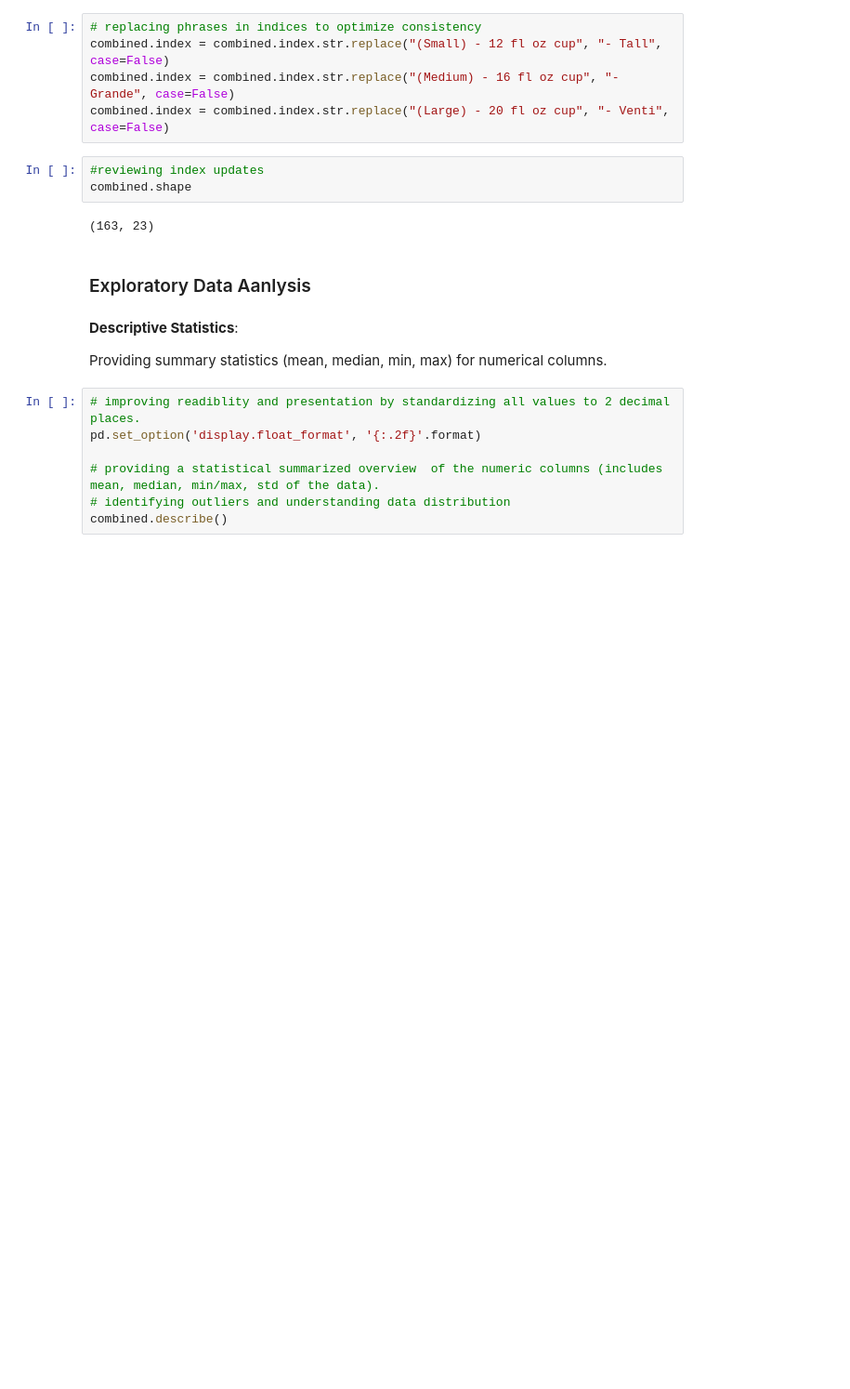
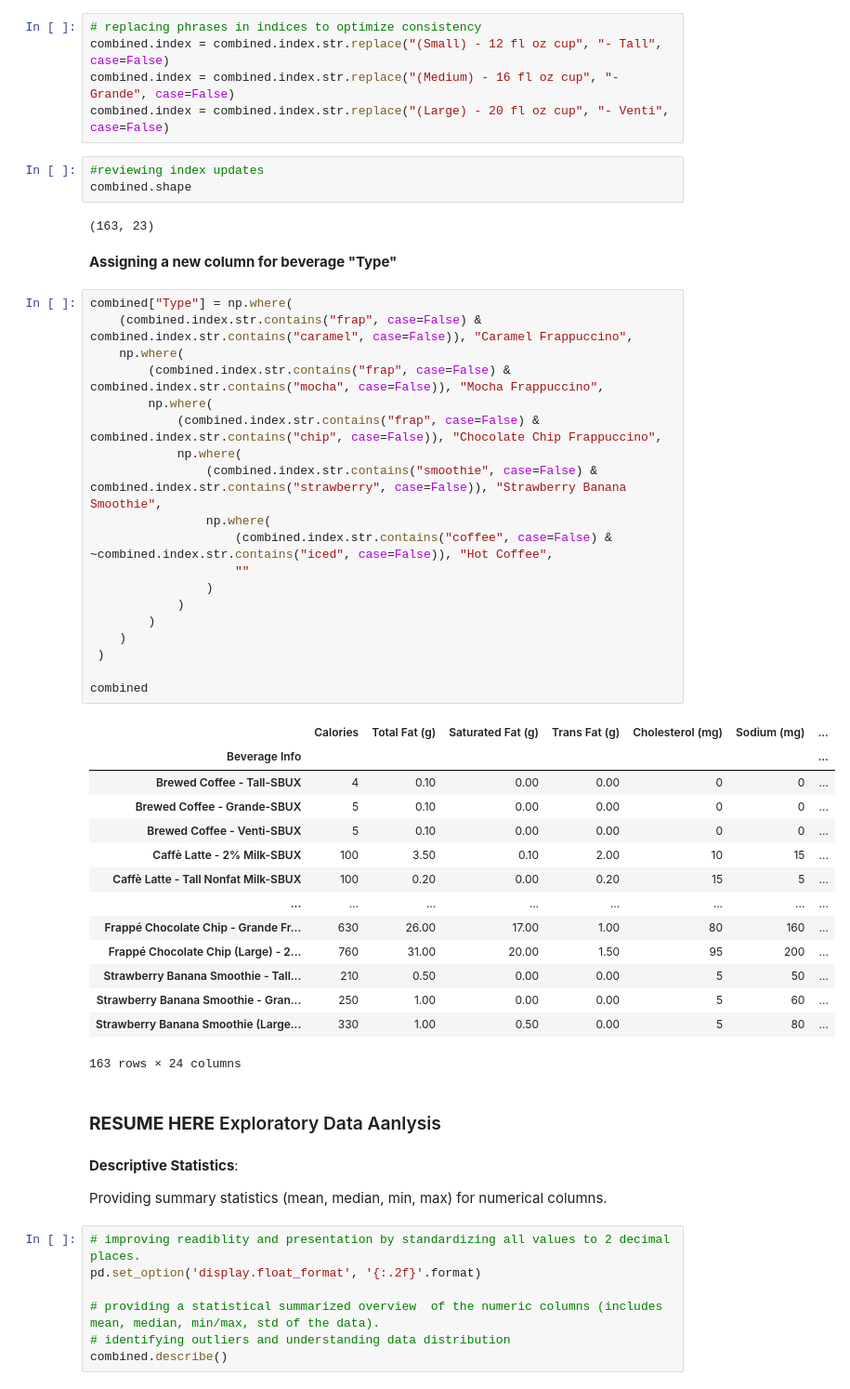
Before and after one commit to cmonjarr/AMB_Project_SP25, a Jupyter notebook: Nutrition Project/Nutrition_2025.ipynb, the cells around one changed output. Shown at 93% size. Cells and saved outputs as stored; diff of their text form; blank space fills up the shorter version.

Commit message:
adding new columns:

```diff
--- a/Nutrition Project/Nutrition_2025.ipynb
+++ b/Nutrition Project/Nutrition_2025.ipynb
@@ -1544,8 +1536,44 @@ combined.index = combined.index.str.replace("(Large) - 20 fl oz cup", "- Venti",
 combined.shape
 # %% [output]
 (163, 23)
+# %% [markdown]
+**Assigning a new column for beverage "Type"**
+# %%
+combined["Type"] = np.where(
+    (combined.index.str.contains("frap", case=False) & combined.index.str.contains("caramel", case=False)), "Caramel Frappuccino",
+    np.where(
+        (combined.index.str.contains("frap", case=False) & combined.index.str.contains("mocha", case=False)), "Mocha Frappuccino",
+        np.where(
+            (combined.index.str.contains("frap", case=False) & combined.index.str.contains("chip", case=False)), "Chocolate Chip Frappuccino",
+            np.where(
+                (combined.index.str.contains("smoothie", case=False) & combined.index.str.contains("strawberry", case=False)), "Strawberry Banana Smoothie",
+                np.where(
+                    (combined.index.str.contains("coffee", case=False) & ~combined.index.str.contains("iced", case=False)), "Hot Coffee",
+                    ""
+                )
+            )
+        )
+    )
+ )
+
+combined
+# %% [output]
+|  | Calories | Total Fat (g) | Saturated Fat (g) | Trans Fat (g) | Cholesterol (mg) | Sodium (mg) | ... |
+| Beverage Info |  |  |  |  |  |  | ... |
+| Brewed Coffee - Tall-SBUX | 4 | 0.10 | 0.00 | 0.00 | 0 | 0 | ... |
+| Brewed Coffee - Grande-SBUX | 5 | 0.10 | 0.00 | 0.00 | 0 | 0 | ... |
+| Brewed Coffee - Venti-SBUX | 5 | 0.10 | 0.00 | 0.00 | 0 | 0 | ... |
+| Caffè Latte - 2% Milk-SBUX | 100 | 3.50 | 0.10 | 2.00 | 10 | 15 | ... |
+| Caffè Latte - Tall Nonfat Milk-SBUX | 100 | 0.20 | 0.00 | 0.20 | 15 | 5 | ... |
+| ... | ... | ... | ... | ... | ... | ... | ... |
+| Frappé Chocolate Chip - Grande Fr... | 630 | 26.00 | 17.00 | 1.00 | 80 | 160 | ... |
+| Frappé Chocolate Chip (Large) - 2... | 760 | 31.00 | 20.00 | 1.50 | 95 | 200 | ... |
+| Strawberry Banana Smoothie - Tall... | 210 | 0.50 | 0.00 | 0.00 | 5 | 50 | ... |
+| Strawberry Banana Smoothie - Gran... | 250 | 1.00 | 0.00 | 0.00 | 5 | 60 | ... |
+| Strawberry Banana Smoothie (Large... | 330 | 1.00 | 0.50 | 0.00 | 5 | 80 | ... |
+163 rows × 24 columns
 # %% [markdown]
-### Exploratory Data Aanlysis
+### **RESUME HERE**  Exploratory Data Aanlysis
 # %% [markdown]
 **Descriptive Statistics**:
 
```
Also changed, not shown: parts of 6 cells of this notebook.
